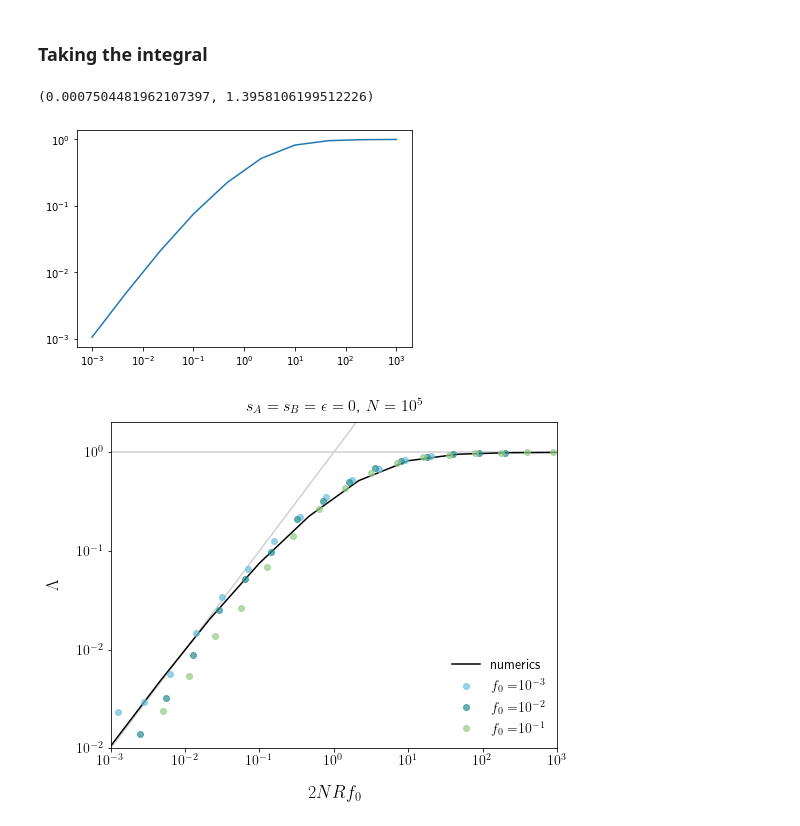
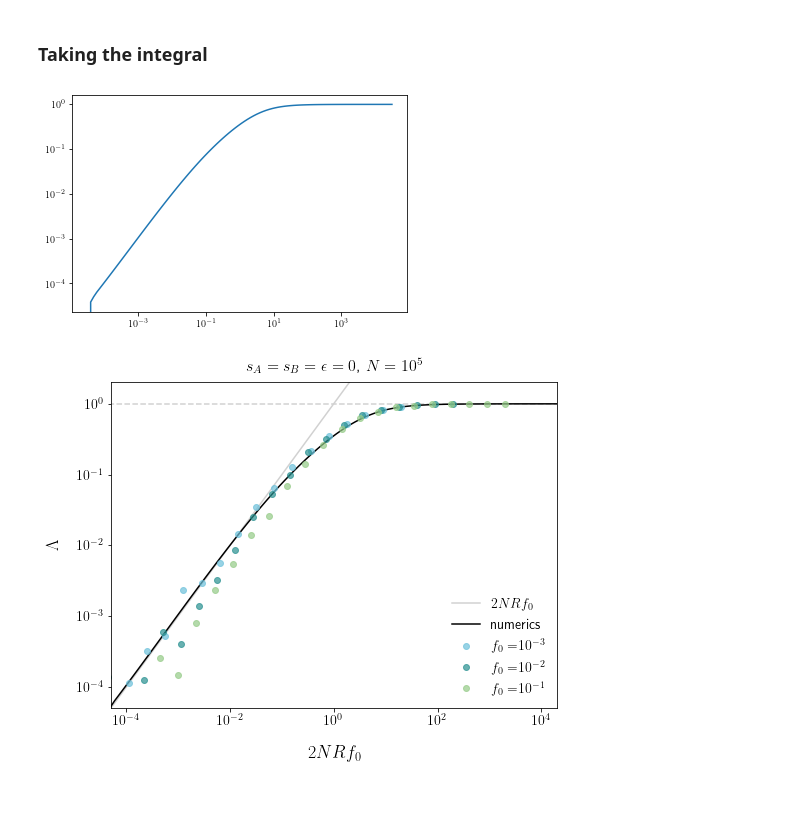
Before and after one commit to alyulina/linkage-equilibrium, a Jupyter notebook: numerics/neutral_lambda_numerics.ipynb, the cells around one changed output. Saved outputs shown, nothing was run; the diff lists cells and outputs as text; code cells hidden in the pictures; blank space fills up the shorter version.

```diff
--- a/numerics/neutral_lambda_numerics.ipynb
+++ b/numerics/neutral_lambda_numerics.ipynb
@@ -241,7 +241,7 @@ for i in range(len(rhos)):
 psis_rho = []
 ts_rho = []
 
-rhos = np.logspace(-3, 3, int(1e1))
+rhos = np.logspace(-4.5, 4.5, int(1e2))
 
 for rho in rhos:
     def system(t, psi, rho):
@@ -292,5 +292,4 @@ plt.plot(rhos, lambda_rho)
 plt.yscale('log'); plt.minorticks_off()
 plt.xscale('log'); plt.minorticks_off()
 # %% [output]
-(0.0007504481962107397, 1.3958106199512226)
-[figure, old version]
+[figure, new version]
@@ -312,39 +314,39 @@ plt.figure(figsize=(8,6))
 colors = ['#6DC1DB', '#299191', '#95CB88']
 
 N = 1e5
 fs = [0.001, 0.01, 0.1]
 
-plt.loglog(np.logspace(-6.5,5,25), np.ones_like(np.logspace(-6.5,5,25)), color="#d1d1d1")
-plt.loglog(np.logspace(-6.5,5,25), np.logspace(-6.5,5,25), color="#d1d1d1")
+plt.loglog(np.logspace(-6.5,5,25), np.ones_like(np.logspace(-6.5,5,25)), '--', color="#d1d1d1")
+plt.loglog(np.logspace(-6.5,5,25), np.logspace(-6.5,5,25), color="#d1d1d1", label="$2NRf_0$")
 
 plt.plot(rhos, lambda_rho, color='black', label='numerics')
 
 c = 0
 for f in fs:
 
     gamma = 2*N*0.001*f
 
     plt.loglog([x[1] for x in neutral if x[0] == f], [x[2] for x in neutral if x[0] == f], 'o',
                color=colors[c], alpha=0.7,
                label='$f_0=$' + "$10^{" + '{:0.0f}'.format(math.log10(f)) + "}$")
     c += 1
 
-plt.xticks([1e-3, 1e-2, 1e-1, 1e0, 1e1, 1e2, 1e3],
-           ['$10^{-3}$', '$10^{-2}$', '$10^{-1}$', '$10^{0}$', '$10^{1}$', '$10^{2}$', '$10^{3}$'])
-plt.yticks([1e-3, 1e-2, 1e-1, 1e0],
-           ['$10^{-2}$', '$10^{-2}$', '$10^{-1}$', '$10^{0}$'])
-plt.ylim([1e-3,2])
-plt.xlim([1e-3,1e3])
+plt.xticks([1e-4, 1e-2, 1e0, 1e2, 1e4],
+           ['$10^{-4}$', '$10^{-2}$', '$10^{0}$', '$10^{2}$', '$10^{4}$'])
+plt.yticks([1e-4, 1e-3, 1e-2, 1e-1, 1e0],
+           ['$10^{-4}$', '$10^{-3}$', '$10^{-2}$', '$10^{-1}$', '$10^{0}$'])
+plt.ylim([5e-5, 2])
+plt.xlim([5e-5, 2e4])
 
 plt.minorticks_off()
 plt.tick_params(axis='both', labelsize=14)
 
 plt.ylabel("$\\Lambda$", fontsize=18, labelpad=16)
 plt.xlabel("$2 N R f_0$", fontsize=18, labelpad=18)
 plt.title("$s_A = s_B = \\epsilon = 0$" + ", " + "$N = 10^5$", fontsize=16, pad=12)
 
 plt.legend(frameon=False,fontsize=14,loc='lower right');
 
 plt.savefig('neutral_lambda_numerics.png', dpi=300, bbox_inches='tight')
 # %% [output]
-[figure, old version]
+[figure, new version]
```
Also changed, not shown: parts of 1 cell of this notebook.
